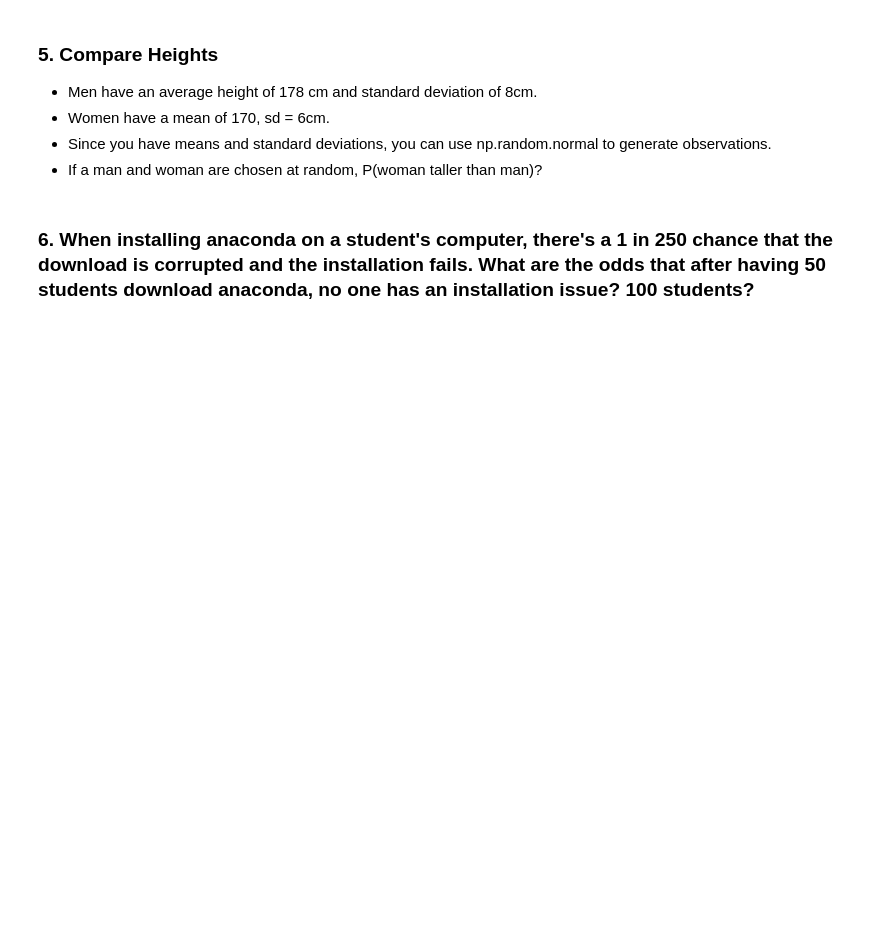
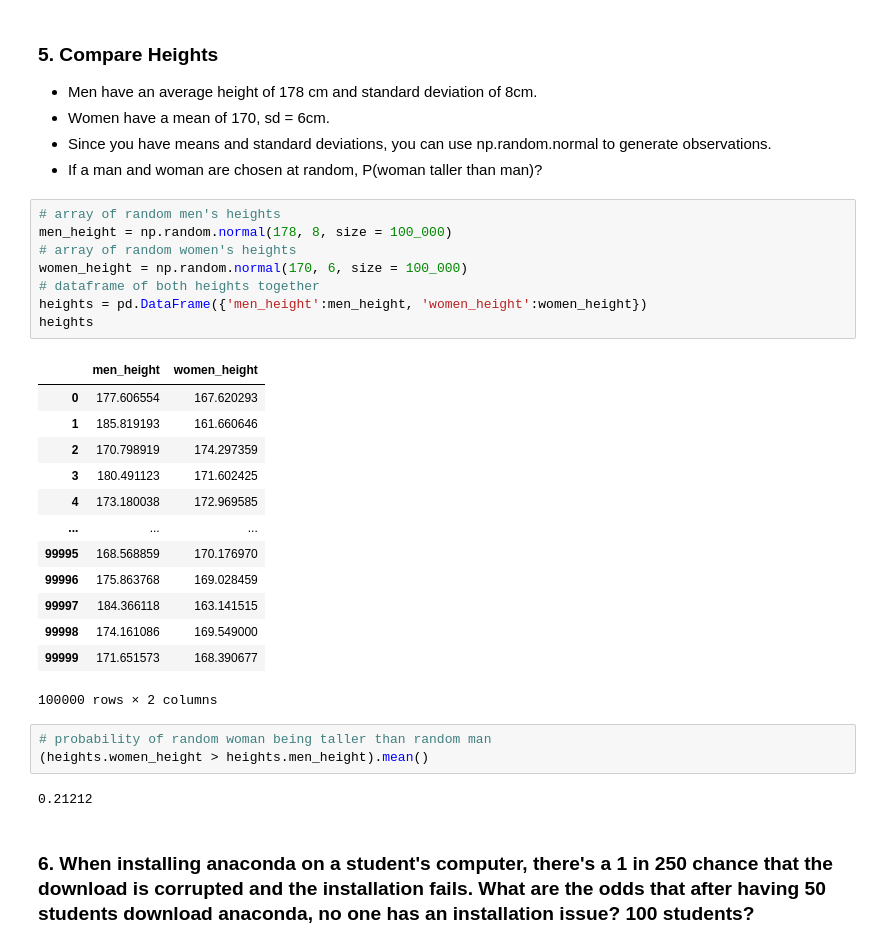
Before and after one commit to wheelerjoshua/statistics-exercises, a Jupyter notebook: simulation.ipynb, the cells around one changed output. Saved outputs shown, nothing was run; the diff lists cells and outputs as text; blank space fills up the shorter version.

```diff
--- a/simulation.ipynb
+++ b/simulation.ipynb
@@ -76,5 +136,32 @@ NameError: name 'count' is not defined
 - Women have a mean of 170, sd = 6cm.
 - Since you have means and standard deviations, you can use np.random.normal to generate observations.
 - If a man and woman are chosen at random, P(woman taller than man)?
+# %%
+# array of random men's heights
+men_height = np.random.normal(178, 8, size = 100_000)
+# array of random women's heights
+women_height = np.random.normal(170, 6, size = 100_000)
+# dataframe of both heights together
+heights = pd.DataFrame({'men_height':men_height, 'women_height':women_height})
+heights
+# %% [output]
+|  | men_height | women_height |
+| 0 | 177.606554 | 167.620293 |
+| 1 | 185.819193 | 161.660646 |
+| 2 | 170.798919 | 174.297359 |
+| 3 | 180.491123 | 171.602425 |
+| 4 | 173.180038 | 172.969585 |
+| ... | ... | ... |
+| 99995 | 168.568859 | 170.176970 |
+| 99996 | 175.863768 | 169.028459 |
+| 99997 | 184.366118 | 163.141515 |
+| 99998 | 174.161086 | 169.549000 |
+| 99999 | 171.651573 | 168.390677 |
+100000 rows × 2 columns
+# %%
+# probability of random woman being taller than random man
+(heights.women_height > heights.men_height).mean()
+# %% [output]
+0.21212
 # %% [markdown]
 ### 6. When installing anaconda on a student's computer, there's a 1 in 250 chance that the download is corrupted and the installation fails. What are the odds that after having 50 students download anaconda, no one has an installation issue? 100 students?
```
Also changed, not shown: parts of 40 cells of this notebook, 1 other file.
